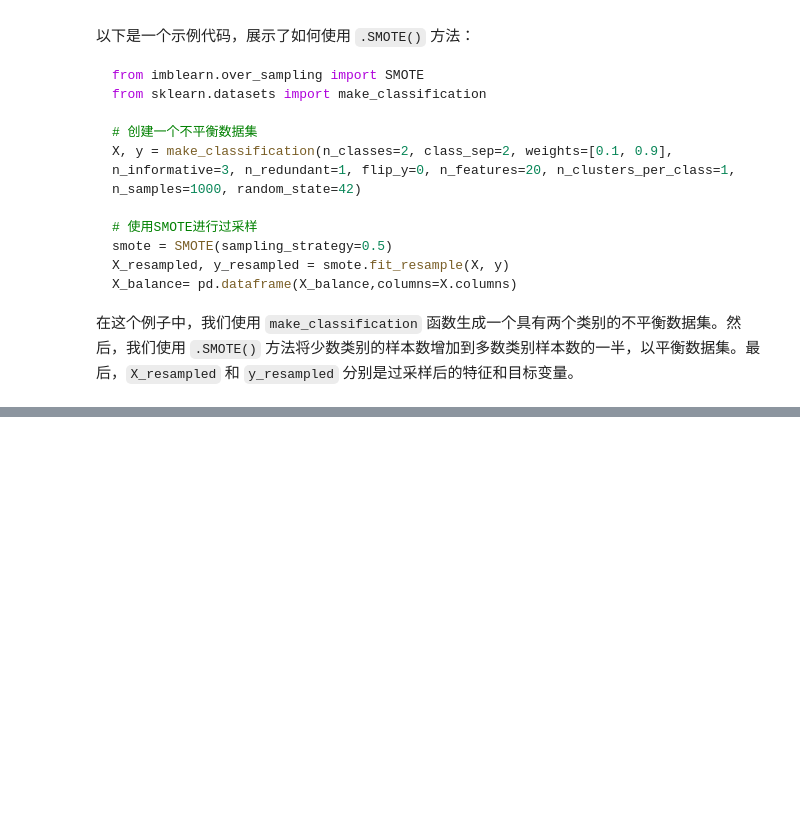
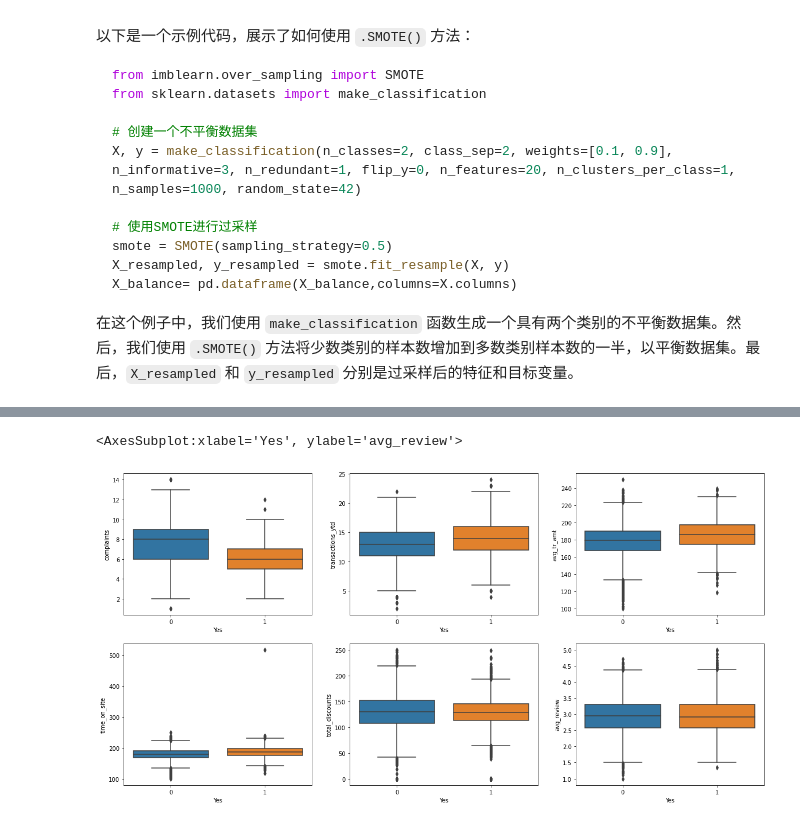
Before and after one commit to leningschulich/schulich_data_science, a Jupyter notebook: mban 6110 inclass code/note for mban6110 final.ipynb, the cells around one changed output, grey strips where cells are left out. Saved outputs shown, nothing was run; the diff lists cells and outputs as text; code cells hidden in the pictures; blank space fills up the shorter version.

```diff
--- a/mban 6110 inclass code/note for mban6110 final.ipynb
+++ b/mban 6110 inclass code/note for mban6110 final.ipynb
@@ -36,0 +105,3 @@ X_balance= pd.dataframe(X_balance,columns=X.columns)
+# %%
+column_name = 'purchase_made_last_month'  # Replace this with the actual column name
+df_copy = df_copy.drop(column_name, axis=1)
@@ -36,0 +130,2 @@ X_balance= pd.dataframe(X_balance,columns=X.columns)
+# %%
+df_copy.set_index('index', inplace=True)
@@ -36,0 +187,5 @@ X_balance= pd.dataframe(X_balance,columns=X.columns)
+# %%
+df_copy.drop(df_copy[df_copy['returns'].isnull()].index,axis =0,inplace=True)# drop rows
+df_copy.drop(df_copy[df_copy['total_discounts'].isnull()].index,axis =0,inplace=True)# drop rows
+df_copy.drop(df_copy[df_copy['time_on_site'].isnull()].index,axis =0,inplace=True)# drop rows
+df_copy.drop(df_copy[df_copy['avg_tr_amt'].isnull()].index,axis =0,inplace=True)# drop rows
@@ -36,0 +213,3 @@ X_balance= pd.dataframe(X_balance,columns=X.columns)
+# %%
+df_copy.drop_duplicates(inplace=True) #We need to drop rows with all values are the same
+df_copy.info()
@@ -36,0 +235,13 @@ X_balance= pd.dataframe(X_balance,columns=X.columns)
+# %%
+import matplotlib.pyplot as plt
+
+fig, ((ax1,ax2,ax3),(ax4,ax5,ax6)) = plt.subplots(2,3, figsize=(20,10))
+sns.boxplot(x='Yes', y='complaints', ax=ax1, data=df_copy)
+sns.boxplot(x='Yes', y='transactions_ytd', ax=ax2, data=df_copy)
+sns.boxplot(x='Yes', y='avg_tr_amt', ax=ax3, data=df_copy)
+sns.boxplot(x='Yes', y='time_on_site', ax=ax4, data=df_copy)
+sns.boxplot(x='Yes', y='total_discounts', ax=ax5, data=df_copy)
+sns.boxplot(x='Yes', y='avg_review', ax=ax6, data=df_copy)
+# %% [output]
+<AxesSubplot:xlabel='Yes', ylabel='avg_review'>
+[figure, added]
```
Also changed, not shown: parts of 115 cells of this notebook, 2 other files.
